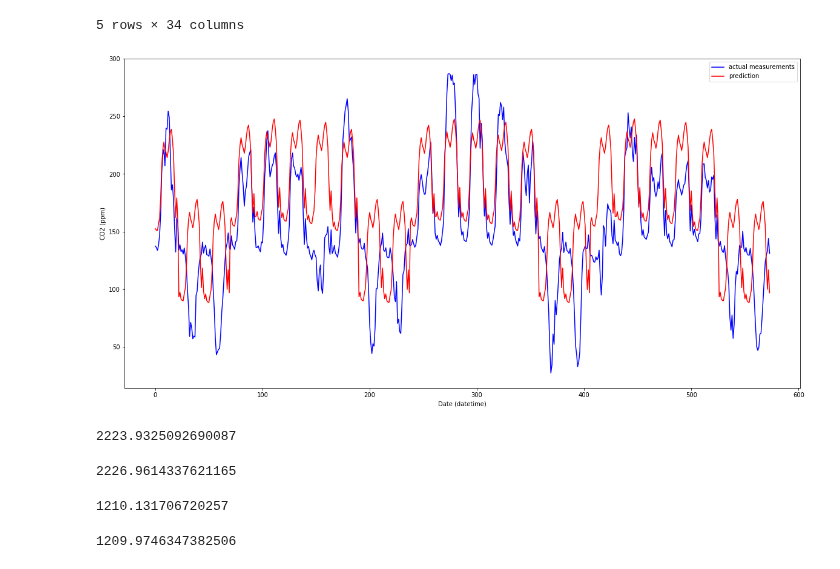
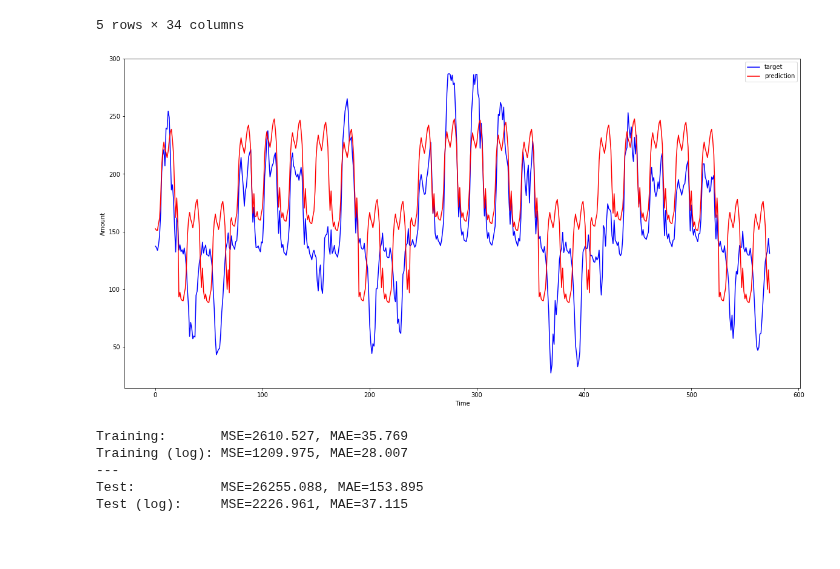
Before and after one commit to joelmfonseca/COM-503, a Jupyter notebook: hw4/linear_regression.ipynb, the cells around one changed output. Saved outputs shown, nothing was run; the diff lists cells and outputs as text; code cells hidden in the pictures; blank space fills up the shorter version.

Commit message:
deleted old labels + tested SVR

```diff
--- a/hw4/linear_regression.ipynb
+++ b/hw4/linear_regression.ipynb
@@ -90,28 +91,23 @@ y_log_pred_train = scaler.inverse_transform(reg_log.predict(X_train))
 y_log_pred_test = scaler.inverse_transform(reg_log.predict(X_test))
 # %%
 fig, ax = plt.subplots(figsize=(20,10))
-ax.plot(y_test, label = 'actual measurements', color='blue')
+ax.plot(y_test, label = 'target', color='blue')
 ax.plot(y_log_pred_test, label = 'prediction', color='red')
 plt.legend()
-plt.ylabel('CO2 (ppm)')
-plt.xlabel('Date (datetime)')
+plt.ylabel('Amount')
+plt.xlabel('Time')
 plt.show()
 # %% [output]
-[figure, old version]
+[figure, new version]
-# %%
-from sklearn.metrics import mean_squared_error
-mean_squared_error(y_test, y_pred_test)
-# %% [output]
-2223.9325092690087
-# %%
-mean_squared_error(y_test, y_log_pred_test)
-# %% [output]
-2226.9614337621165
-# %%
-mean_squared_error(y_train, y_pred_train)
-# %% [output]
-1210.131706720257
-# %%
-mean_squared_error(y_train, y_log_pred_train)
-# %% [output]
-1209.9746347382506
+# %%
+print('Training:       MSE={:.3f}, MAE={:.3f}'.format(mean_squared_error(y_train, y_pred_train), mean_absolute_error(y_train, y_pred_train)))
+print('Training (log): MSE={:.3f}, MAE={:.3f}'.format(mean_squared_error(y_train, y_log_pred_train), mean_absolute_error(y_train, y_log_pred_train)))
+print('---')
+print('Test:           MSE={:.3f}, MAE={:.3f}'.format(mean_squared_error(y_test, y_pred_test), mean_absolute_error(y_test, y_pred_test)))
+print('Test (log):     MSE={:.3f}, MAE={:.3f}'.format(mean_squared_error(y_test, y_log_pred_test), mean_absolute_error(y_test, y_log_pred_test)))
+# %% [output]
+Training:       MSE=2610.527, MAE=35.769
+Training (log): MSE=1209.975, MAE=28.007
+---
+Test:           MSE=26255.088, MAE=153.895
+Test (log):     MSE=2226.961, MAE=37.115
```
Also changed, not shown: parts of 4 cells of this notebook.
